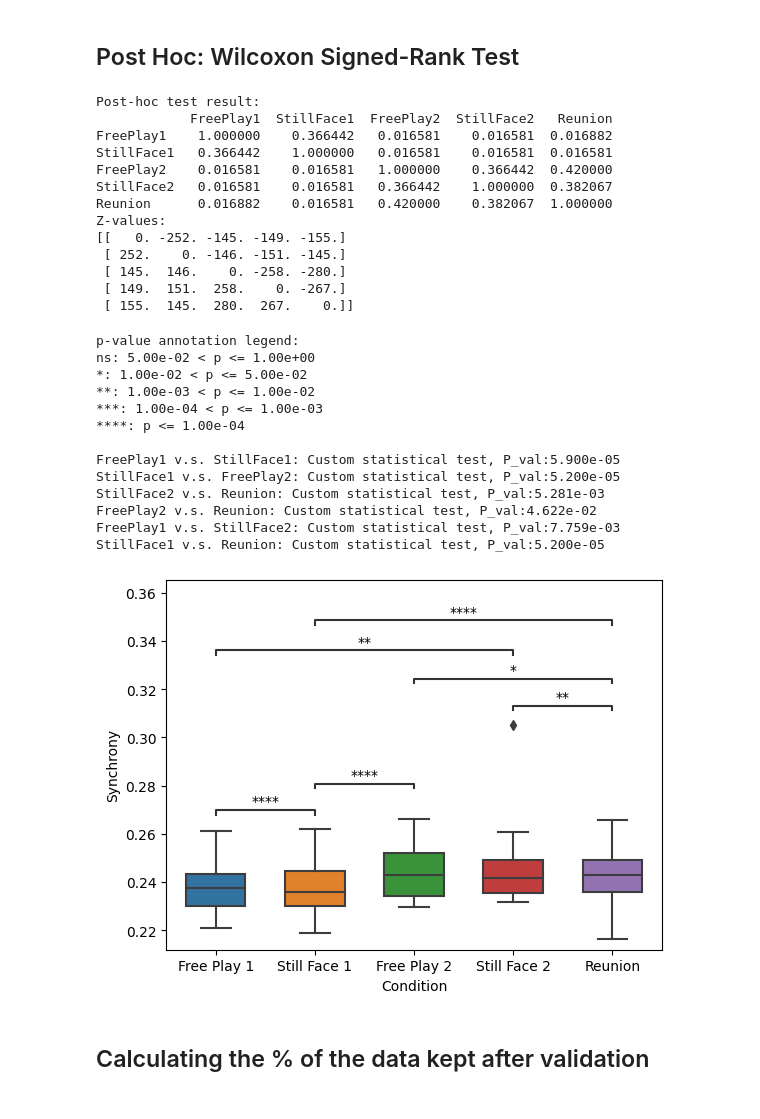
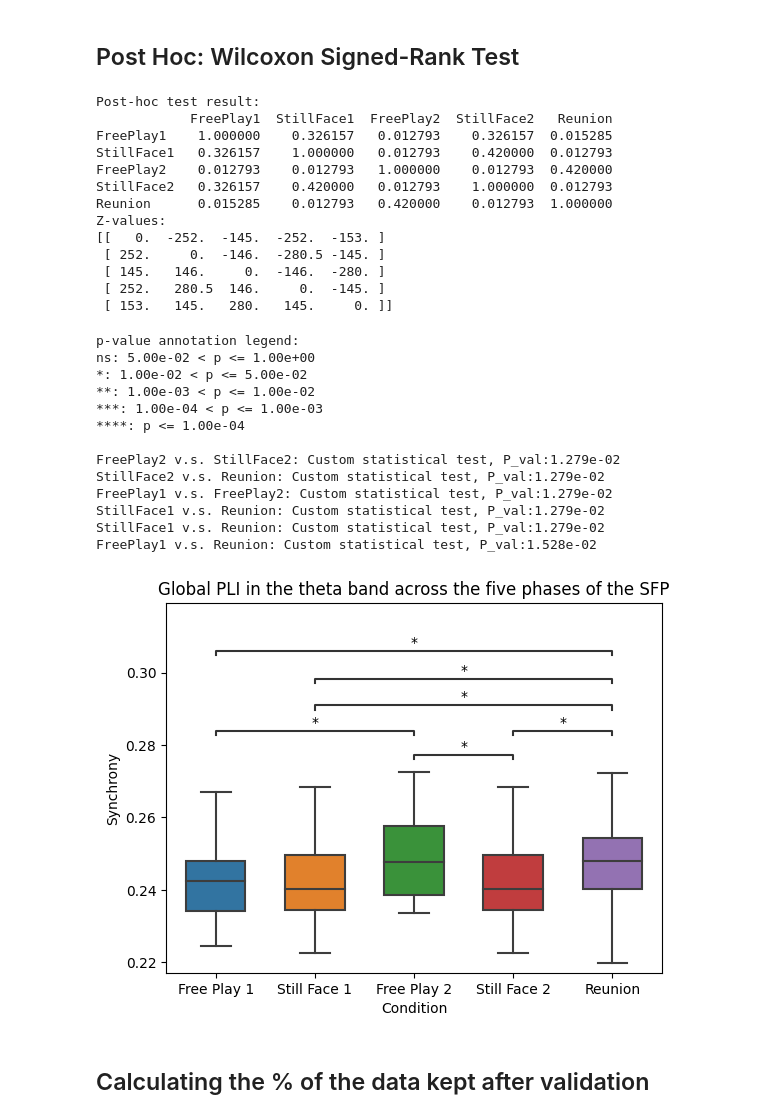
Before and after one commit to m-agat/mother_infant_neural_synchrony, a Jupyter notebook: statistical_analysis_pli.ipynb, the cells around one changed output. Drawn from its saved outputs; the diff is of its cells as text; code cells hidden in the pictures.

```diff
--- a/statistical_analysis_pli.ipynb
+++ b/statistical_analysis_pli.ipynb
@@ -341,15 +316,15 @@ p-value =  7.099230856510985e-07 -> data is non-normally distributed
 z_fp1_theta = np.arctanh(fp1_theta)
 z_sf1_theta = np.arctanh(sf1_theta)
 z_fp2_theta = np.arctanh(fp2_theta)
-z_sf1_theta = np.arctanh(sf1_theta)
+z_sf2_theta = np.arctanh(sf1_theta)
 z_ru_theta = np.arctanh(ru_theta)
 
 # Load data
-df = pd.DataFrame({"FreePlay1": z_fp1_alpha,
-                  "StillFace1": z_sf1_alpha,
-                  "FreePlay2": z_fp2_alpha,
-                  "StillFace2": z_sf2_alpha,
-                  'Reunion': z_ru_alpha
+df = pd.DataFrame({"FreePlay1": z_fp1_theta,
+                  "StillFace1": z_sf1_theta,
+                  "FreePlay2": z_fp2_theta,
+                  "StillFace2": z_sf2_theta,
+                  'Reunion': z_ru_theta
                   })
 
 
@@ -381,11 +367,13 @@ pg.friedman(data=df_melted_theta, dv='Synchrony', within='Condition', subject =
 # %% [markdown]
 ## Post Hoc: Wilcoxon Signed-Rank Test
 # %%
+import scikit_posthocs as sp
+
 # Perform post-hoc test and adjustment
-posthoc_result_theta = sp.posthoc_wilcoxon(a=df_melted_theta, val_col="Synchrony", group_col="Condition", p_adjust='fdr_tsbky')
+posthoc_result_theta = sp.posthoc_wilcoxon(a=df_melted_z, val_col="Synchrony", group_col="Condition", zero_method='zsplit', p_adjust='fdr_tsbky')
 
 # Compute z-values
-z_values_theta = get_z_values(df_melted_theta, posthoc_result_theta.index)
+z_values_theta = get_z_values(df_melted_z, posthoc_result_theta.index)
 
 print("Post-hoc test result:")
 print(posthoc_result_theta)
@@ -394,46 +382,49 @@ print(z_values_theta)
 # %% [output]
 Post-hoc test result:
             FreePlay1  StillFace1  FreePlay2  StillFace2   Reunion
-FreePlay1    1.000000    0.366442   0.016581    0.016581  0.016882
-StillFace1   0.366442    1.000000   0.016581    0.016581  0.016581
-FreePlay2    0.016581    0.016581   1.000000    0.366442  0.420000
-StillFace2   0.016581    0.016581   0.366442    1.000000  0.382067
-Reunion      0.016882    0.016581   0.420000    0.382067  1.000000
+FreePlay1    1.000000    0.326157   0.012793    0.326157  0.015285
+StillFace1   0.326157    1.000000   0.012793    0.420000  0.012793
+FreePlay2    0.012793    0.012793   1.000000    0.012793  0.420000
+StillFace2   0.326157    0.420000   0.012793    1.000000  0.012793
+Reunion      0.015285    0.012793   0.420000    0.012793  1.000000
 Z-values:
-[[   0. -252. -145. -149. -155.]
- [ 252.    0. -146. -151. -145.]
- [ 145.  146.    0. -258. -280.]
- [ 149.  151.  258.    0. -267.]
- [ 155.  145.  280.  267.    0.]]
+[[   0.  -252.  -145.  -252.  -153. ]
+ [ 252.     0.  -146.  -280.5 -145. ]
+ [ 145.   146.     0.  -146.  -280. ]
+ [ 252.   280.5  146.     0.  -145. ]
+ [ 153.   145.   280.   145.     0. ]]
 # %%
-ax = sns.boxplot(data = df_melted_theta, x = 'Condition', y = 'Synchrony', width = 0.6)
+ax = sns.boxplot(data = df_melted_z, x = 'Condition', y = 'Synchrony', width = 0.6)
+ax.set_title('Global PLI in the theta band across the five phases of the SFP')
 ax.set_xticklabels(['Free Play 1', 'Still Face 1', 'Free Play 2', 'Still Face 2', 'Reunion'])
 # ax.set(ylim=(0.3, 0.55))
-add_stat_annotation(ax, data = df_melted_theta, x = 'Condition', y = 'Synchrony',
-                    box_pairs = [('FreePlay1', 'StillFace1'), ("FreePlay1", "StillFace2"), ('StillFace1', 'FreePlay2'),
-                                 ('StillFace1', 'Reunion'), ("FreePlay2", "Reunion"), ('StillFace2', 'Reunion')
+add_stat_annotation(ax, data = df_melted_z, x = 'Condition', y = 'Synchrony',
+                    box_pairs = [("FreePlay1", "FreePlay2"), ('FreePlay1', 'Reunion'),
+                                 ("StillFace1", "Reunion"), ('StillFace1', "Reunion"),
+                                 ("FreePlay2", "StillFace2"),
+                                 ('StillFace2', "Reunion")
                                  ],
                     perform_stat_test=False,
-                    pvalues=[0.000059, 0.007759, 0.000052, 0.000052, 0.046217, 0.005281],
+                    pvalues=[0.012793, 0.015285, 0.012793, 0.012793, 0.012793, 0.012793],
                     text_format = 'star',
 )
 
-ax.figure.savefig("theta_results.png")
+ax.figure.savefig("theta_results_pli.png")
 # %% [output]
 p-value annotation legend:
 ns: 5.00e-02 < p <= 1.00e+00
 *: 1.00e-02 < p <= 5.00e-02
 **: 1.00e-03 < p <= 1.00e-02
 ***: 1.00e-04 < p <= 1.00e-03
 ****: p <= 1.00e-04
 
-FreePlay1 v.s. StillFace1: Custom statistical test, P_val:5.900e-05
-StillFace1 v.s. FreePlay2: Custom statistical test, P_val:5.200e-05
-StillFace2 v.s. Reunion: Custom statistical test, P_val:5.281e-03
-FreePlay2 v.s. Reunion: Custom statistical test, P_val:4.622e-02
-FreePlay1 v.s. StillFace2: Custom statistical test, P_val:7.759e-03
-StillFace1 v.s. Reunion: Custom statistical test, P_val:5.200e-05
+FreePlay2 v.s. StillFace2: Custom statistical test, P_val:1.279e-02
+StillFace2 v.s. Reunion: Custom statistical test, P_val:1.279e-02
+FreePlay1 v.s. FreePlay2: Custom statistical test, P_val:1.279e-02
+StillFace1 v.s. Reunion: Custom statistical test, P_val:1.279e-02
+StillFace1 v.s. Reunion: Custom statistical test, P_val:1.279e-02
+FreePlay1 v.s. Reunion: Custom statistical test, P_val:1.528e-02
-[figure, old version]
+[figure, new version]
 # %% [markdown]
 ## Calculating the % of the data kept after validation
 # %%
```
Also changed, not shown: parts of 18 cells of this notebook, 3 other files.
